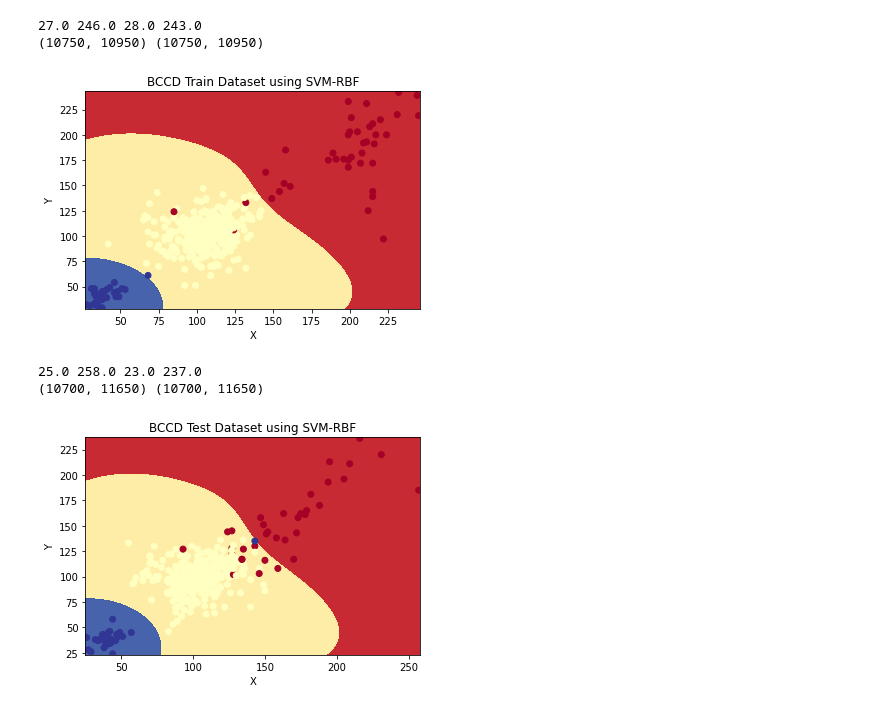
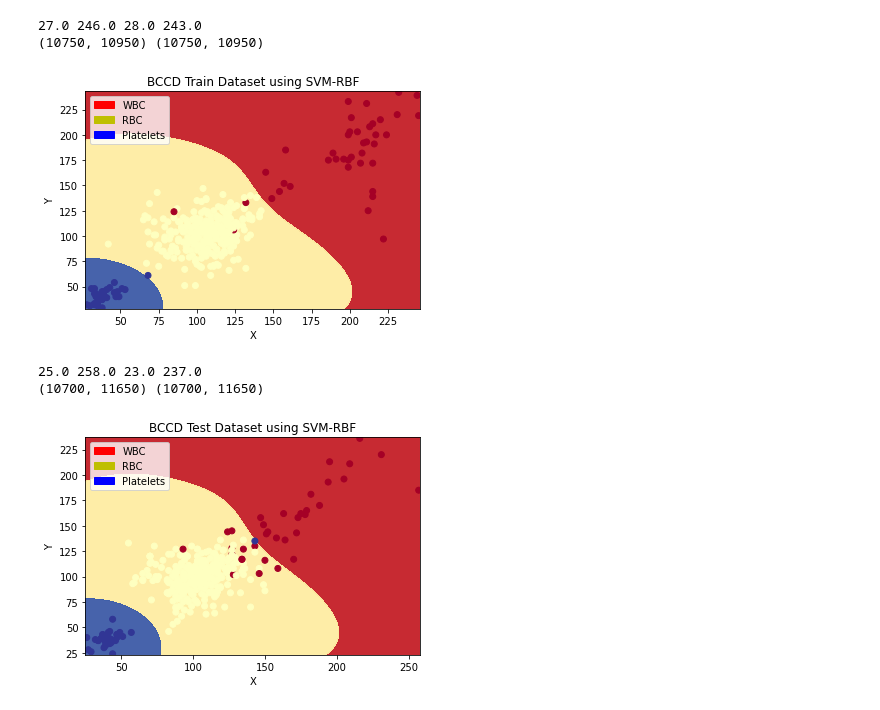
Before and after one commit to unicorn-yh/Blood-Cell-Detection, a Jupyter notebook: BCCD_SVM.ipynb, the cells around one changed output. Cells and saved outputs as stored; diff of their text form; code cells hidden in the pictures.

```diff
--- a/BCCD_SVM.ipynb
+++ b/BCCD_SVM.ipynb
@@ -410,18 +410,27 @@ print(x_num.shape,y_num.shape)
 # %%
 Z=clf.predict(np.c_[x_num.ravel(),y_num.ravel()])
 # %%
+import matplotlib.patches as mpatches
+
 Z=Z.reshape(x_num.shape)
 plt.contourf(x_num,y_num,Z,cmap=plt.cm.get_cmap('RdYlBu'),alpha=0.95)  #等高线函数：使用不同颜色划分区域
 plt.scatter(data[:,0],data[:,1],c=y,cmap=plt.cm.get_cmap('RdYlBu'))      #以离散点的形式绘制训练数据
 plt.xlabel("X")
 plt.ylabel("Y")
 plt.xlim(minX,maxX)
 plt.ylim(minY,maxY)
 #plt.xticks(())
 plt.title('BCCD Train Dataset using SVM-RBF')
+
+# Creating legend with color box
+WBC = mpatches.Patch(color='r', label='WBC')
+RBC = mpatches.Patch(color='y', label='RBC')
+Platelets = mpatches.Patch(color='b', label='Platelets')
+plt.legend(handles=[WBC,RBC,Platelets])
+
 plt.show()
 # %% [output]
-[figure, old version]
+[figure, new version]
 # %%
 # TEST
 grid_length=0.02                #网格中的步长
@@ -440,6 +449,8 @@ print(x_num.shape,y_num.shape)
 # %%
 Z=clf.predict(np.c_[x_num.ravel(),y_num.ravel()])
 # %%
+import matplotlib.patches as mpatches
+
 Z=Z.reshape(x_num.shape)
 plt.contourf(x_num,y_num,Z,cmap=plt.cm.get_cmap('RdYlBu'),alpha=0.95)  #等高线函数：使用不同颜色划分区域
 plt.scatter(data[:,0],data[:,1],c=y,cmap=plt.cm.get_cmap('RdYlBu'))      #以离散点的形式绘制训练数据
@@ -449,6 +460,13 @@ plt.xlim(minX,maxX)
 plt.ylim(minY,maxY)
 #plt.xticks(())
 plt.title('BCCD Test Dataset using SVM-RBF')
+
+# Creating legend with color box
+WBC = mpatches.Patch(color='r', label='WBC')
+RBC = mpatches.Patch(color='y', label='RBC')
+Platelets = mpatches.Patch(color='b', label='Platelets')
+plt.legend(handles=[WBC,RBC,Platelets])
+
 plt.show()
 # %% [output]
-[figure, old version]
+[figure, new version]
```
Also changed, not shown: parts of 2 cells of this notebook.
